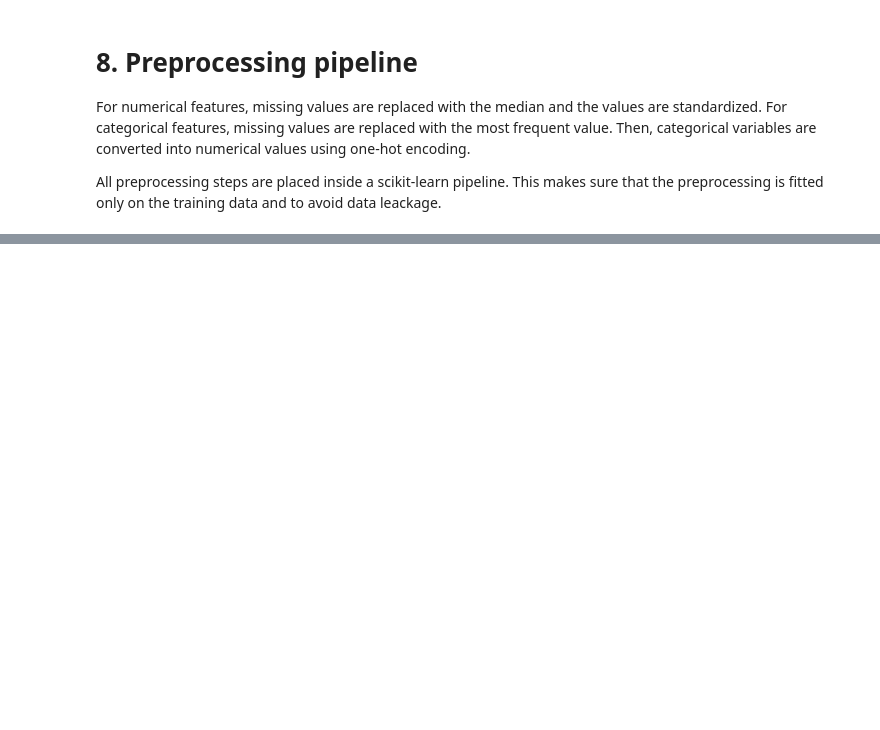
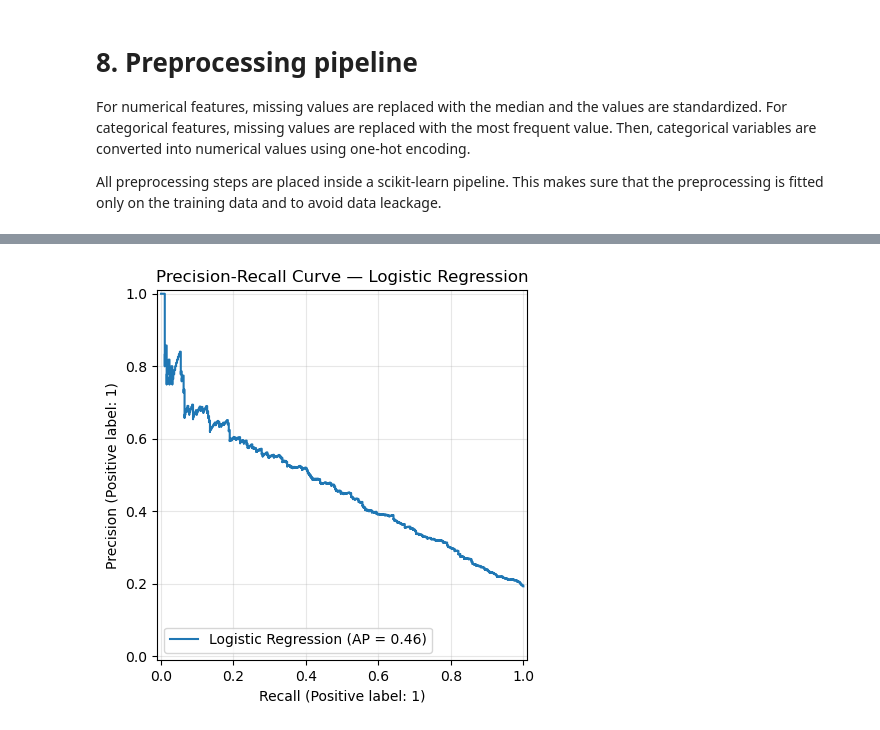
Before and after one commit to mkplwro/codex_ml_projects, a Jupyter notebook: notebooks/classification_model.ipynb, the cells around one changed output, grey strips where cells are left out. Saved outputs shown, nothing was run; the diff lists cells and outputs as text; code cells hidden in the pictures; blank space fills up the shorter version.

```diff
--- a/notebooks/classification_model.ipynb
+++ b/notebooks/classification_model.ipynb
@@ -726,0 +712,13 @@ plt.show()
+# %%
+PrecisionRecallDisplay.from_predictions(
+    y_test,
+    y_test_proba,
+    name=best_model_name
+)
+plt.title(
+    f"Precision-Recall Curve — {best_model_name}"
+)
+plt.grid(alpha=0.3)
+plt.show()
+# %% [output]
+[figure, added]
```
Also changed, not shown: parts of 48 cells of this notebook, 1 other file.
